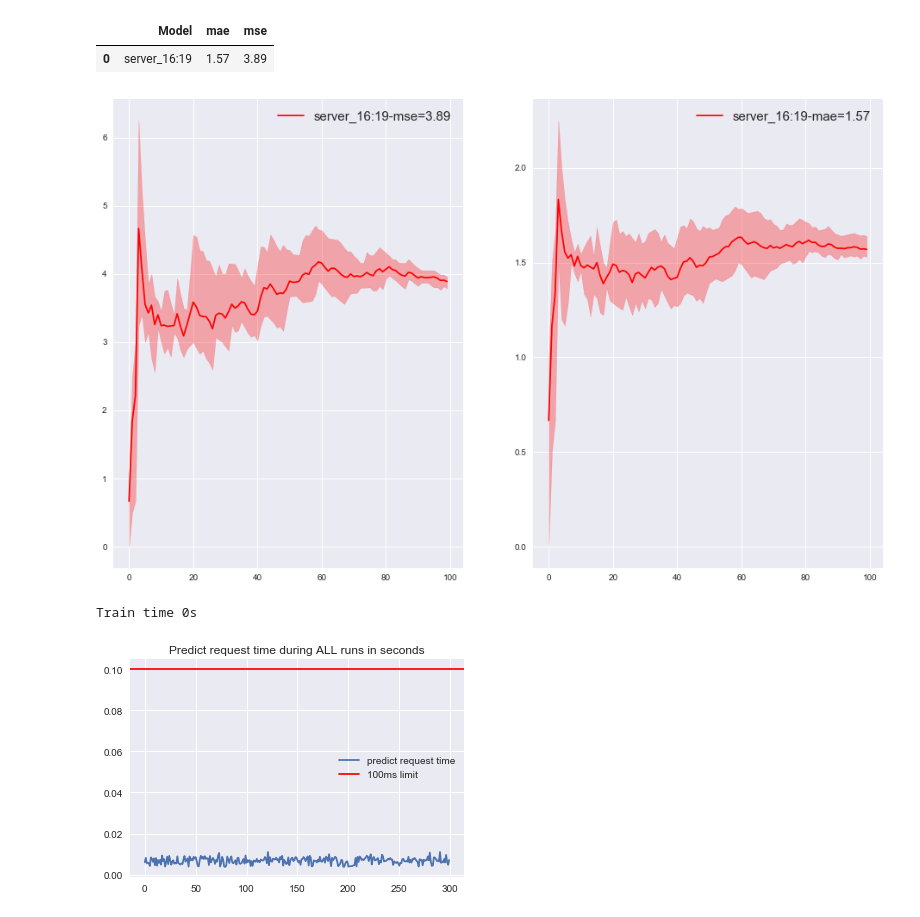
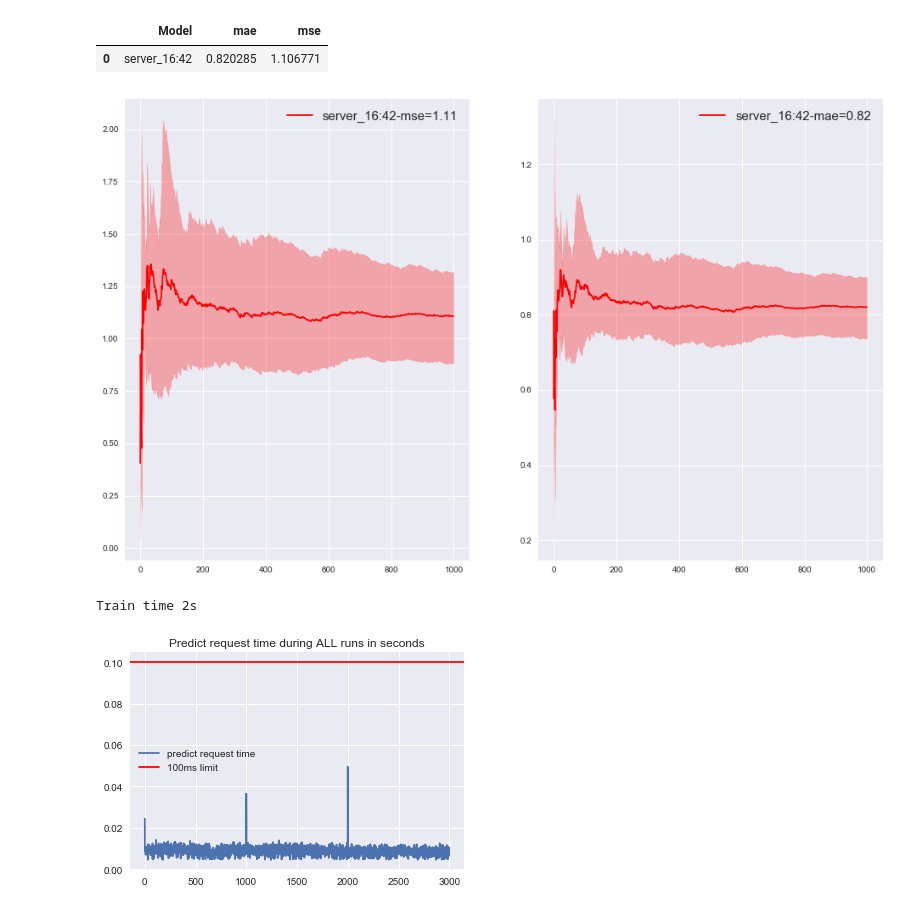
Before and after one commit to Dorozhko-Anton/IA316_ai_ecommerce, a Jupyter notebook: TestServerWithEnv1Proxy.ipynb, the cells around one changed output. Cells and saved outputs as stored; diff of their text form; code cells hidden in the pictures.

Commit message:
simple keras matrix factorization server mae=0.820285	mse=1.106771

```diff
--- a/TestServerWithEnv1Proxy.ipynb
+++ b/TestServerWithEnv1Proxy.ipynb
@@ -94,7 +94,7 @@ KEY = config.KEY
 env = ENV1_Proxy(key=KEY, url=ENV_URL)
 # %%
 n_runs = 3
-n_steps = 100
+n_steps = 1000
 
 results = defaultdict(list)
 explicit_feedback_results = defaultdict(lambda: defaultdict(list))
@@ -125,7 +125,13 @@ for n in tqdm_notebook(range(n_runs), leave=True, position=0):
 
         reward = res['rating']
         rewards.append(reward)
-        model.store_reward(reward)
+
+        input_data = {
+            'next_user' : res['next_user'],
+            'next_item' : res['next_item'],
+            'rating'  : res['rating'],
+        }
+
 
         pred_scores.append(prediction)
         true_scores.append(res['rating'])
@@ -149,9 +155,9 @@ plot_model_trajectories(results)
 # %%
-plot_model_moving_mse_mae(implicit_feedback_results)
+plot_model_moving_mse_mae(explicit_feedback_results)
 # %% [output]
 |  | Model | mae | mse |
-| 0 | server_16:19 | 1.57 | 3.89 |
+| 0 | server_16:42 | 0.820285 | 1.106771 |
-[figure, old version]
+[figure, new version]
 # %%
 print('Train time %ds' % model.train_time)
 plt.plot(model.prediction_times, label='predict request time')
@@ -159,5 +165,5 @@ plt.axhline(0.1, color='red', label='100ms limit')
 plt.legend()
 plt.title('Predict request time during ALL runs in seconds');
 # %% [output]
-Train time 0s
+Train time 2s
-[figure, old version]
+[figure, new version]
```
Also changed, not shown: parts of 1 cell of this notebook, 2 other files.
